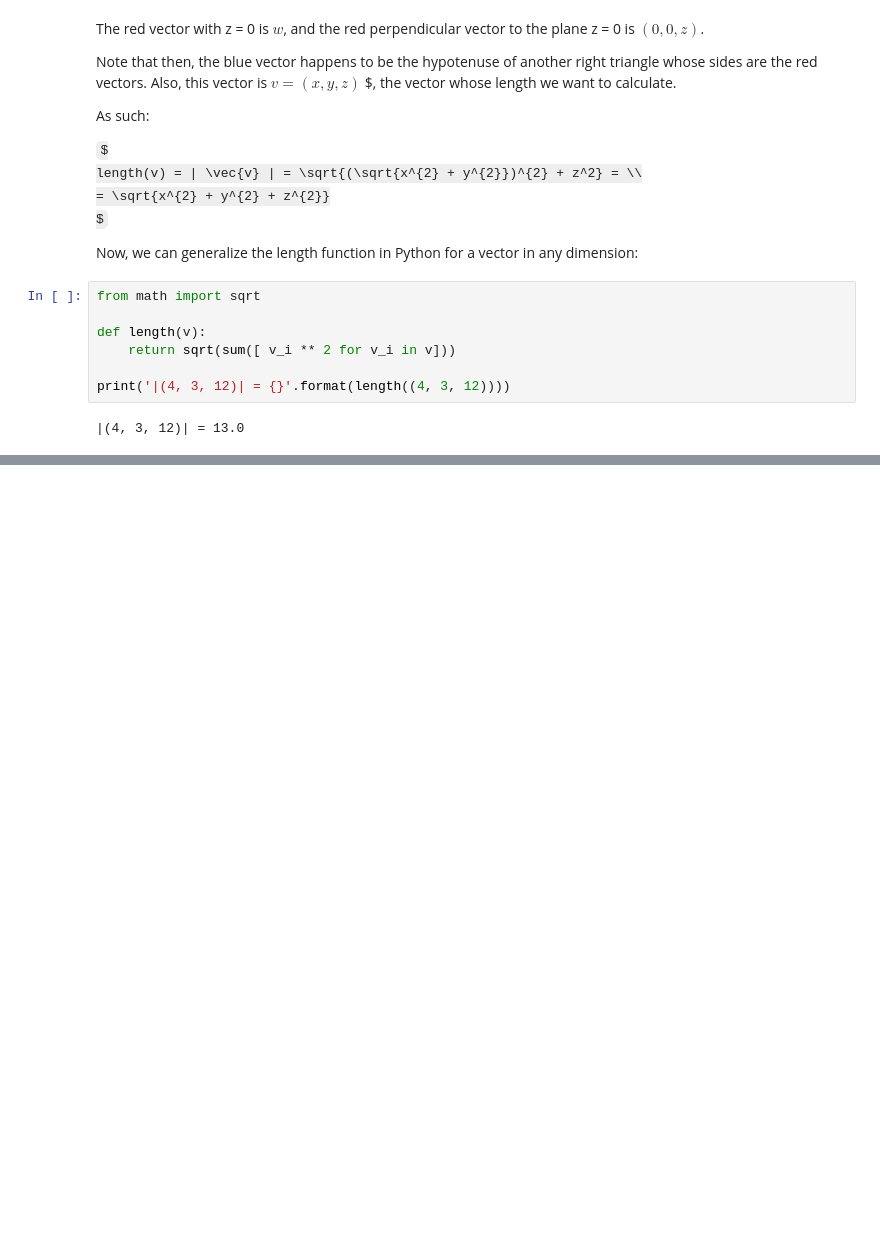
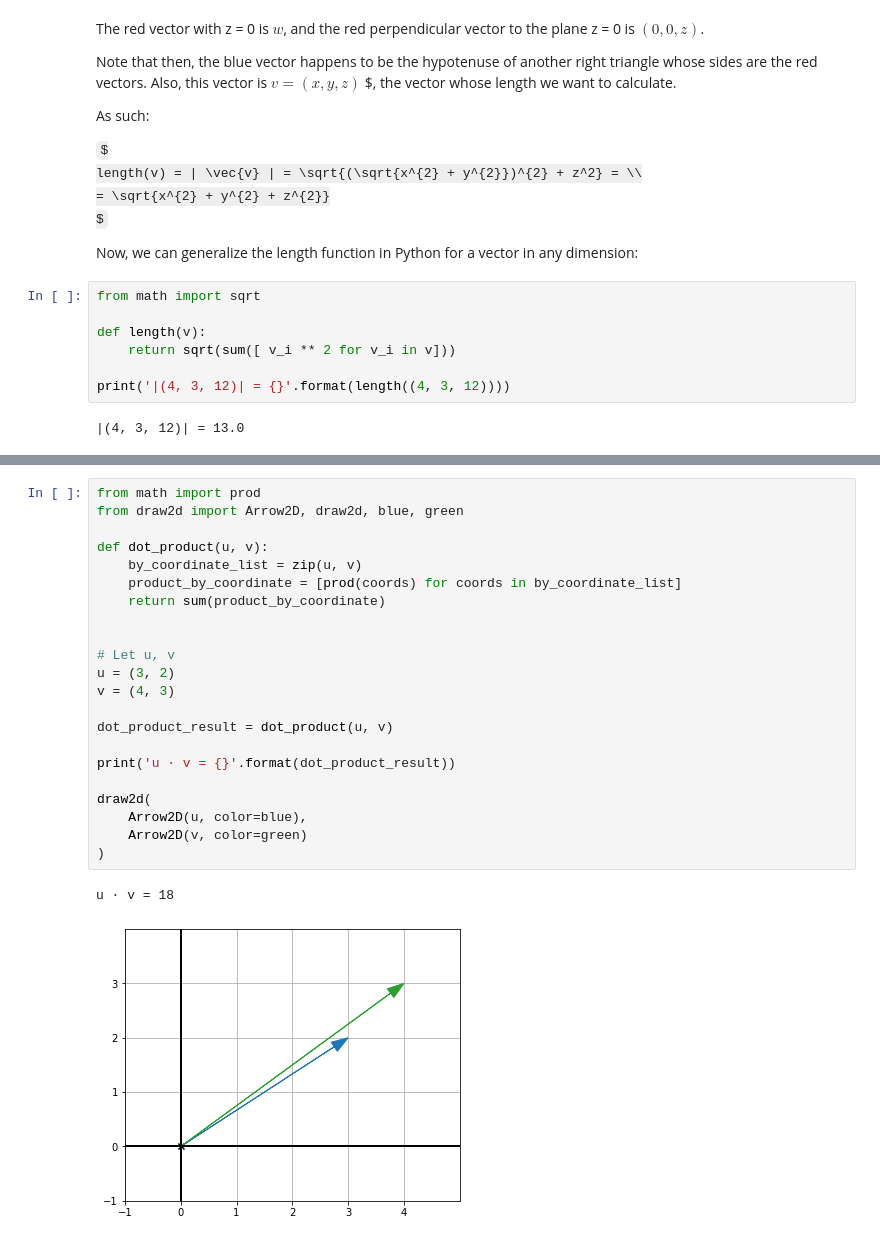
Before and after one commit to sergiofgonzalez/math-workbench, a Jupyter notebook: 02-the-3d-space/01-the-3d-space-notebook/vectors-in-3d.ipynb, the cells around one changed output, grey strips where cells are left out. Cells and saved outputs as stored; diff of their text form; some formulas as TeX source; blank space fills up the shorter version.

```diff
--- a/02-the-3d-space/01-the-3d-space-notebook/vectors-in-3d.ipynb
+++ b/02-the-3d-space/01-the-3d-space-notebook/vectors-in-3d.ipynb
@@ -265,0 +292,25 @@ While the *polar coordinates* in 2D were conducive to rotations, as with a simpl
+# %%
+from math import prod
+from draw2d import Arrow2D, draw2d, blue, green
+
+def dot_product(u, v):
+    by_coordinate_list = zip(u, v)
+    product_by_coordinate = [prod(coords) for coords in by_coordinate_list]
+    return sum(product_by_coordinate)
+
+
+# Let u, v
+u = (3, 2)
+v = (4, 3)
+
+dot_product_result = dot_product(u, v)
+
+print('u · v = {}'.format(dot_product_result))
+
+draw2d(
+    Arrow2D(u, color=blue),
+    Arrow2D(v, color=green)
+)
+# %% [output]
+u · v = 18
+[figure, added]
```
Also changed, not shown: parts of 22 cells of this notebook, 3 other files.
